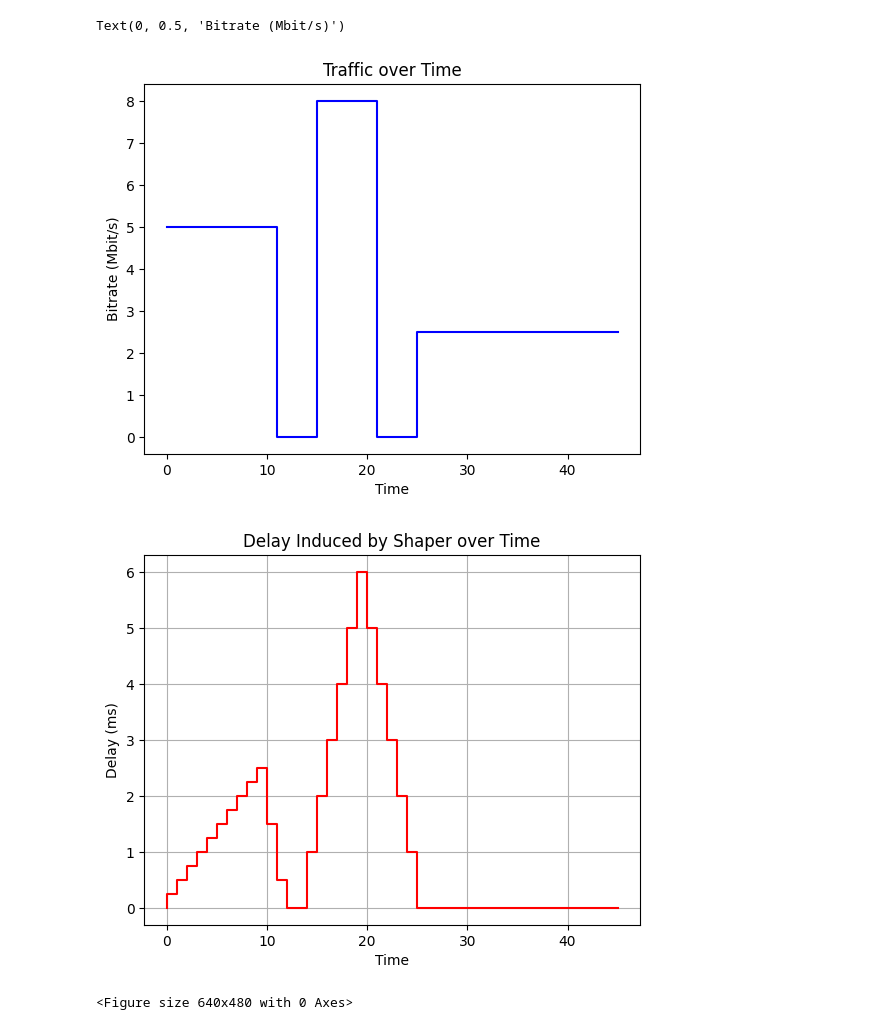
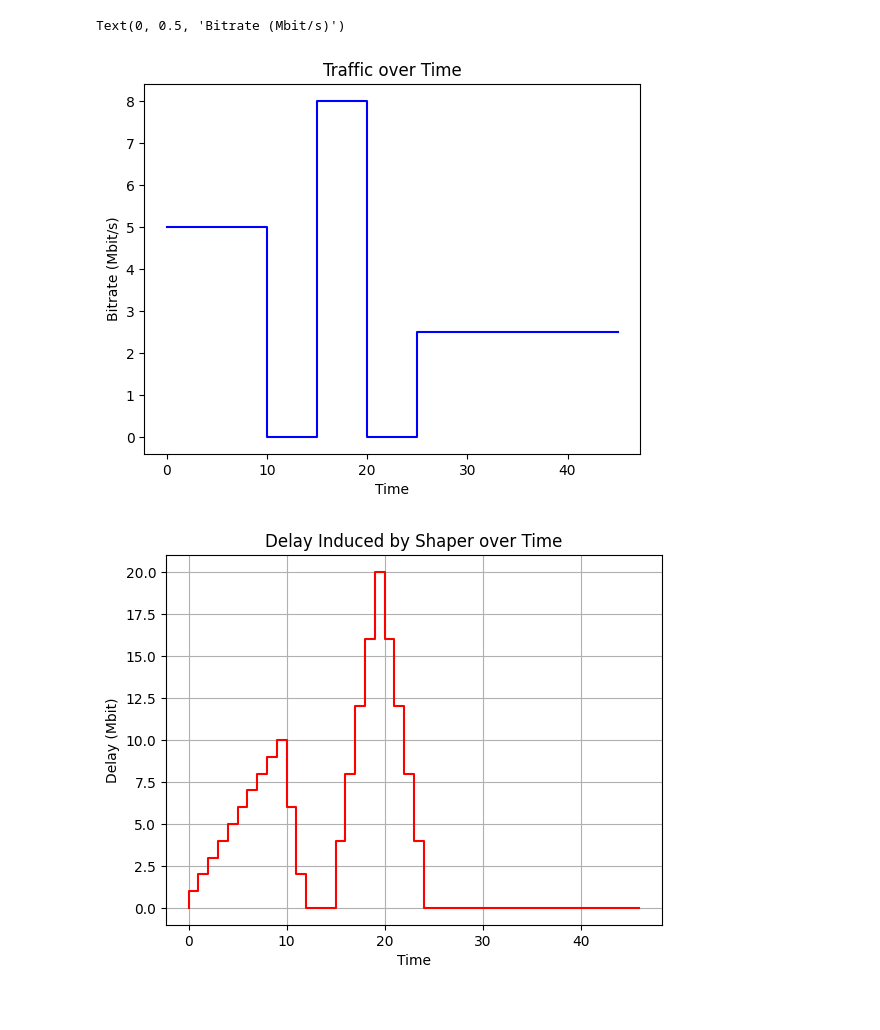
Before and after one commit to dmitrijs-voronovs/VU-net-perf, a Jupyter notebook: a2/as2.ipynb, the cells around one changed output. Saved outputs shown, nothing was run; the diff lists cells and outputs as text; code cells hidden in the pictures.

```diff
--- a/a2/as2.ipynb
+++ b/a2/as2.ipynb
@@ -4,8 +4,8 @@ import numpy as np
 # %%
 # 1
 traffic = np.zeros(shape=46)
-traffic[0:11] = 5
-traffic[15:21] = 8
+traffic[0:10] = 5
+traffic[15:20] = 8
 traffic[25:46] = 2.5
 # %%
 plt.step(range(len(traffic)), traffic, where='post', color='blue')
@@ -14,37 +14,38 @@ plt.xlabel('Time')
 plt.ylabel('Bitrate (Mbit/s)')
 # %% [output]
 Text(0, 0.5, 'Bitrate (Mbit/s)')
-[figure, old version]
+[figure, new version]
 # %%
 # task 2
-def calculate_delay(traffic, shaping_rate):
-    water_level = np.zeros(len(traffic))
-    delay = np.zeros(len(traffic))
+def get_shaped_traffic(traffic, shaping_rate):
+    shaped_traffic = np.zeros(len(traffic) + 1)
+    delay = np.zeros(len(traffic) + 1)
+    total_delay = 0
+    for i in range(len(traffic)):
+        total_traffic = traffic[i] + total_delay
+        if total_traffic > shaping_rate:
+            shaped_traffic[i+1] = shaping_rate
+            total_delay += traffic[i] - shaping_rate
+        else:
+            shaped_traffic[i+1] = total_traffic
+            total_delay = 0
+        delay[i+1] = total_delay
+    return shaped_traffic, delay
 
-    for i in range(1, len(traffic)):
-        if traffic[i] > shaping_rate:
-            water_level[i] = water_level[i - 1] + (traffic[i] - shaping_rate)
-        else:
-            water_level[i] = max(0, water_level[i - 1] - shaping_rate)
-        delay[i] = water_level[i] / shaping_rate
-
-    return delay
-
-def plot_delay(delay):
+def plot_delay(delay, name):
     plt.step(range(len(delay)), delay, color='red')
     plt.xlabel('Time')
-    plt.ylabel('Delay (ms)')
+    plt.ylabel('Delay (Mbit)')
     plt.title('Delay Induced by Shaper over Time')
     plt.grid(True)
+    plt.savefig(name)
     plt.show()
-    # plt.savefig('delay.png')
 
 shaping_rate = 4  # Peak rate in Mbit/s
-delay = calculate_delay(traffic, shaping_rate)
-plot_delay(delay)
+shaped_traffic, delay = get_shaped_traffic(traffic, shaping_rate)
+plot_delay(delay, "2.delay.png")
 # %% [output]
-[figure, old version]
+[figure, new version]
-<Figure size 640x480 with 0 Axes>
 # %%
 # task 3
 import matplotlib.pyplot as plt
```
Also changed, not shown: parts of 13 cells of this notebook, 13 other files.
